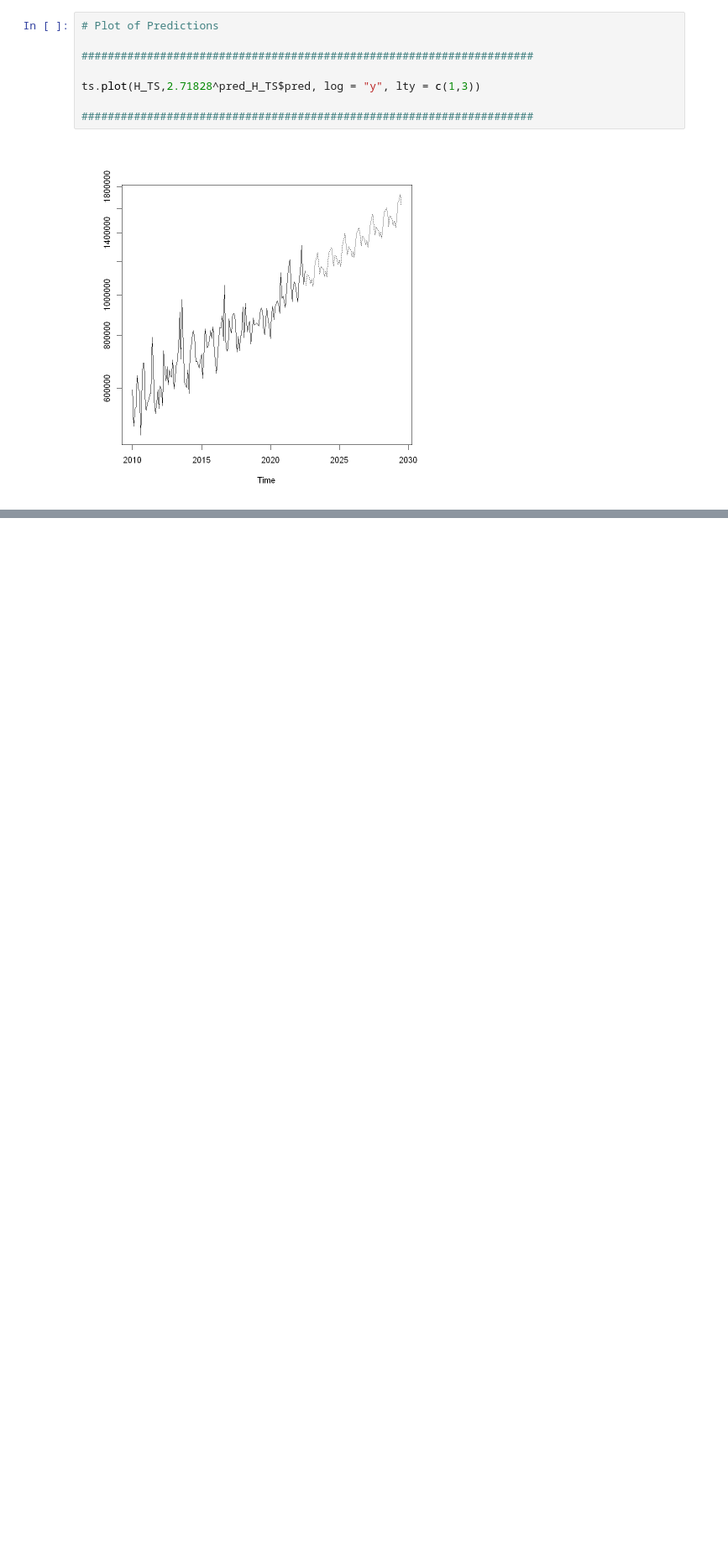
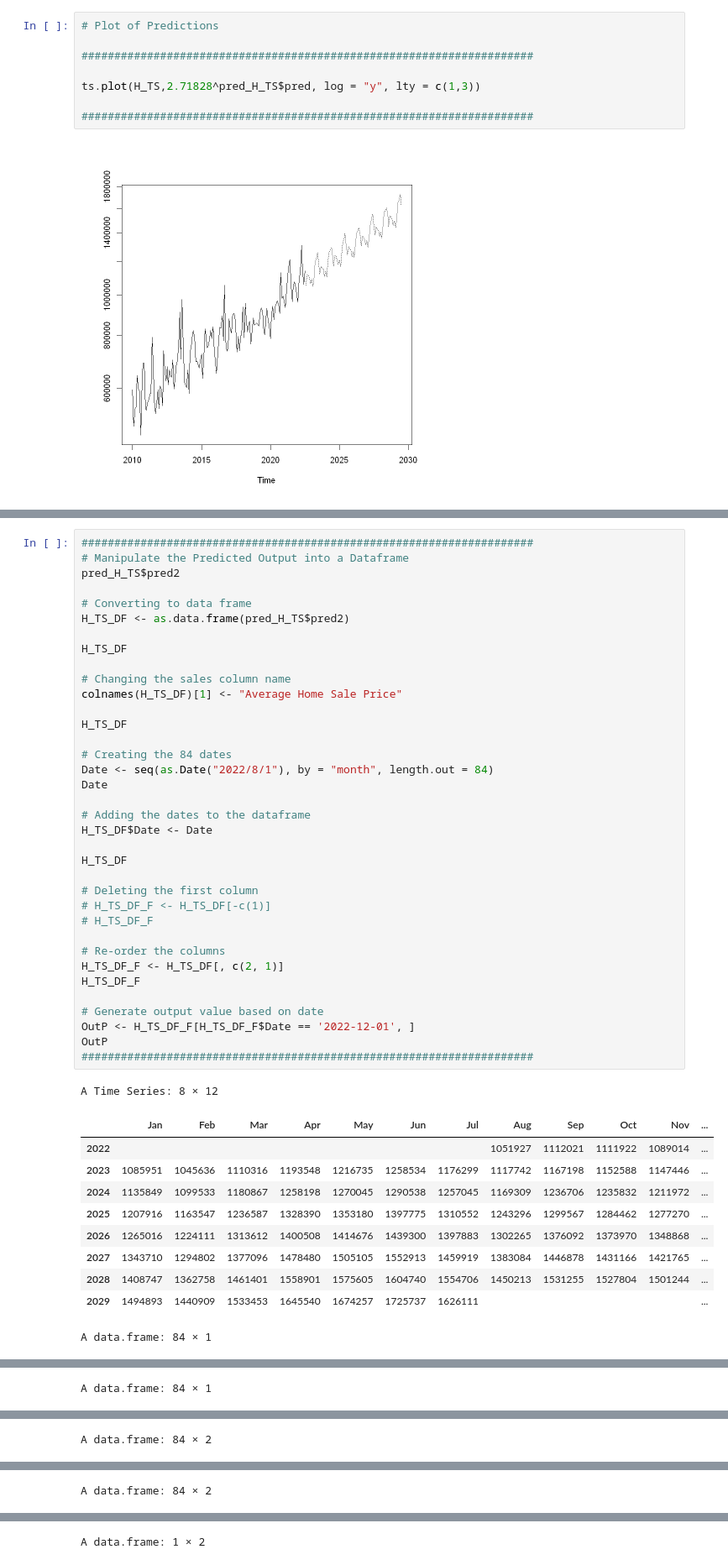
Before and after one commit to batesjay87/Jay-H-DAAN-888, a Jupyter notebook: Future Price Time Series.ipynb, the cells around one changed output, grey strips where cells are left out. Shown at 84% size. Drawn from its saved outputs; the diff is of its cells as text; blank space fills up the shorter version.

```diff
--- a/Future Price Time Series.ipynb
+++ b/Future Price Time Series.ipynb
@@ -610,0 +782,48 @@ Jul 2029        1408692 1271403.9 1545980 1198728.1 1618655
+# %%
+#####################################################################
+# Manipulate the Predicted Output into a Dataframe
+pred_H_TS$pred2
+
+# Converting to data frame
+H_TS_DF <- as.data.frame(pred_H_TS$pred2)
+
+H_TS_DF
+
+# Changing the sales column name
+colnames(H_TS_DF)[1] <- "Average Home Sale Price"
+
+H_TS_DF
+
+# Creating the 84 dates
+Date <- seq(as.Date("2022/8/1"), by = "month", length.out = 84)
+Date
+
+# Adding the dates to the dataframe
+H_TS_DF$Date <- Date
+
+H_TS_DF
+
+# Deleting the first column
+# H_TS_DF_F <- H_TS_DF[-c(1)]
+# H_TS_DF_F
+
+# Re-order the columns
+H_TS_DF_F <- H_TS_DF[, c(2, 1)]
+H_TS_DF_F
+
+# Generate output value based on date
+OutP <- H_TS_DF_F[H_TS_DF_F$Date == '2022-12-01', ]
+OutP
+#####################################################################
+# %% [output]
+A Time Series: 8 × 12
+|  | Jan | Feb | Mar | Apr | May | Jun | Jul | Aug | Sep | Oct | Nov | ... |
+| 2022 |  |  |  |  |  |  |  | 1051927 | 1112021 | 1111922 | 1089014 | ... |
+| 2023 | 1085951 | 1045636 | 1110316 | 1193548 | 1216735 | 1258534 | 1176299 | 1117742 | 1167198 | 1152588 | 1147446 | ... |
+| 2024 | 1135849 | 1099533 | 1180867 | 1258198 | 1270045 | 1290538 | 1257045 | 1169309 | 1236706 | 1235832 | 1211972 | ... |
+| 2025 | 1207916 | 1163547 | 1236587 | 1328390 | 1353180 | 1397775 | 1310552 | 1243296 | 1299567 | 1284462 | 1277270 | ... |
+| 2026 | 1265016 | 1224111 | 1313612 | 1400508 | 1414676 | 1439300 | 1397883 | 1302265 | 1376092 | 1373970 | 1348868 | ... |
+| 2027 | 1343710 | 1294802 | 1377096 | 1478480 | 1505105 | 1552913 | 1459919 | 1383084 | 1446878 | 1431166 | 1421765 | ... |
+| 2028 | 1408747 | 1362758 | 1461401 | 1558901 | 1575605 | 1604740 | 1554706 | 1450213 | 1531255 | 1527804 | 1501244 | ... |
+| 2029 | 1494893 | 1440909 | 1533453 | 1645540 | 1674257 | 1725737 | 1626111 |  |  |  |  | ... |
+A data.frame: 84 × 1
@@ -610,0 +848 @@ Jul 2029        1408692 1271403.9 1545980 1198728.1 1618655
+A data.frame: 84 × 1
@@ -610,0 +884 @@ Jul 2029        1408692 1271403.9 1545980 1198728.1 1618655
+A data.frame: 84 × 2
@@ -610,0 +903 @@ Jul 2029        1408692 1271403.9 1545980 1198728.1 1618655
+A data.frame: 84 × 2
@@ -610,0 +922 @@ Jul 2029        1408692 1271403.9 1545980 1198728.1 1618655
+A data.frame: 1 × 2
```
Also changed, not shown: parts of 8 cells of this notebook.
